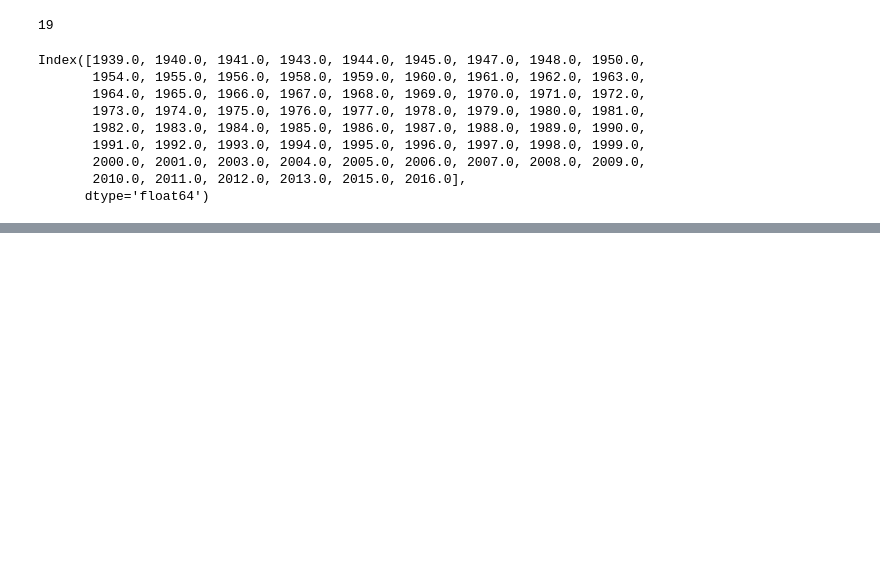
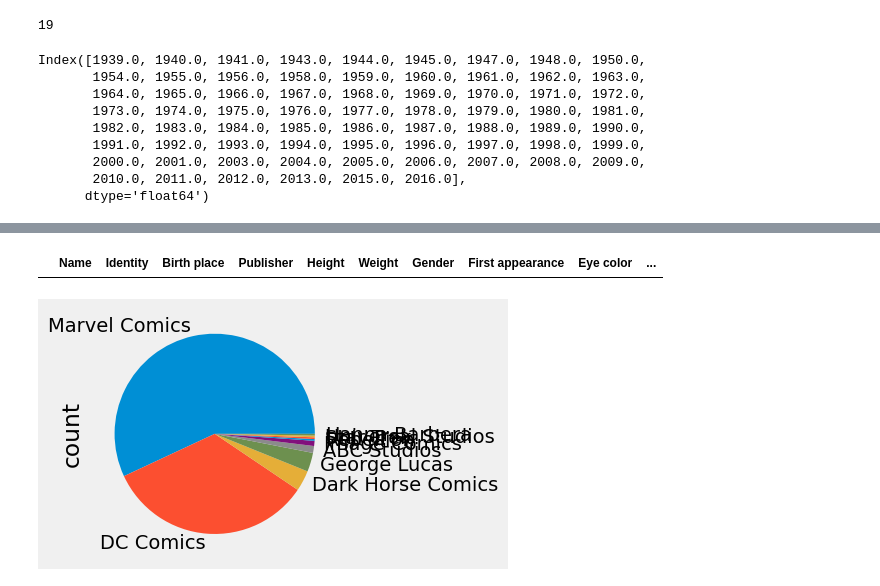
Before and after one commit to FriendlyWizard23/StatisticaL31, a Jupyter notebook: JUPYTER/TESTS.ipynb, the cells around one changed output, grey strips where cells are left out. Cells and saved outputs as stored; diff of their text form; code cells hidden in the pictures; blank space fills up the shorter version.

```diff
--- a/JUPYTER/TESTS.ipynb
+++ b/JUPYTER/TESTS.ipynb
@@ -143,0 +161,22 @@ Index([1939.0, 1940.0, 1941.0, 1943.0, 1944.0, 1945.0, 1947.0, 1948.0, 1950.0,
+# %%
+heroes.loc['Gender':'Weight']
+# %% [output]
+|  | Name | Identity | Birth place | Publisher | Height | Weight | Gender | First appearance | Eye color | ... |
+# %%
+import numpy as np
+import pandas as pd
+import matplotlib.pyplot as plt
+from scipy.constants import golden
+
+plt.style.use('fivethirtyeight')
+plt.rc('figure', figsize=(5.0, 5.0/golden))
+
+
+heroes = pd.read_csv('data/heroes.csv', sep=';', index_col=0)
+heroes_with_year = heroes[heroes['First appearance'] < 2020]
+
+heroes_with_year.head()
+heroes_with_year['Publisher'].value_counts().plot.pie()
+plt.show()
+# %% [output]
+[figure, added]
```
Also changed, not shown: parts of 1 cell of this notebook, 1 other file.
